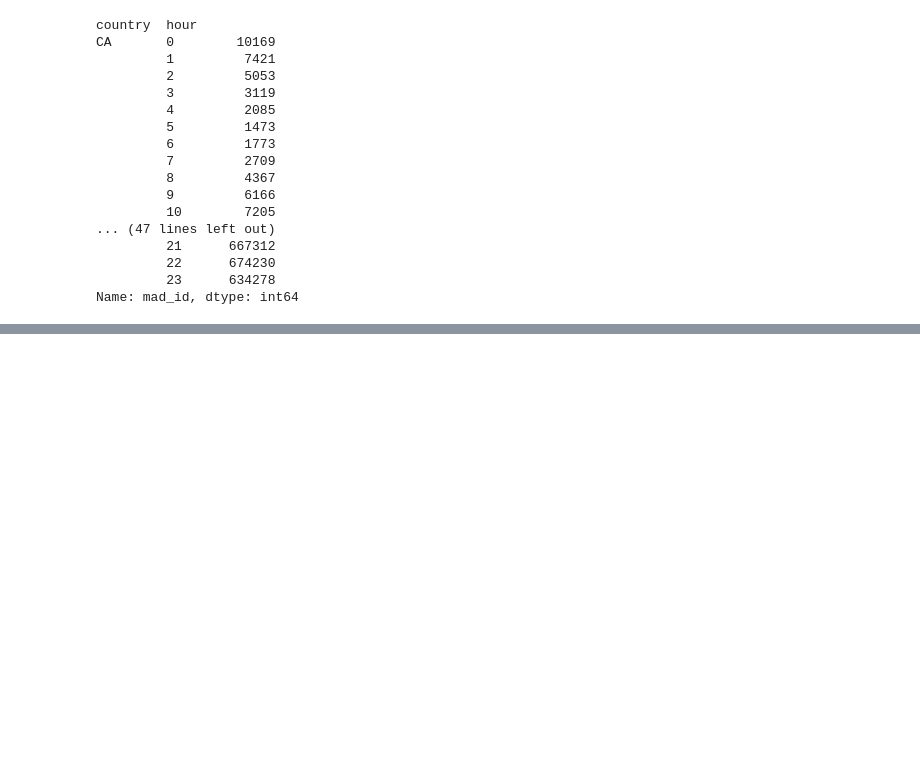
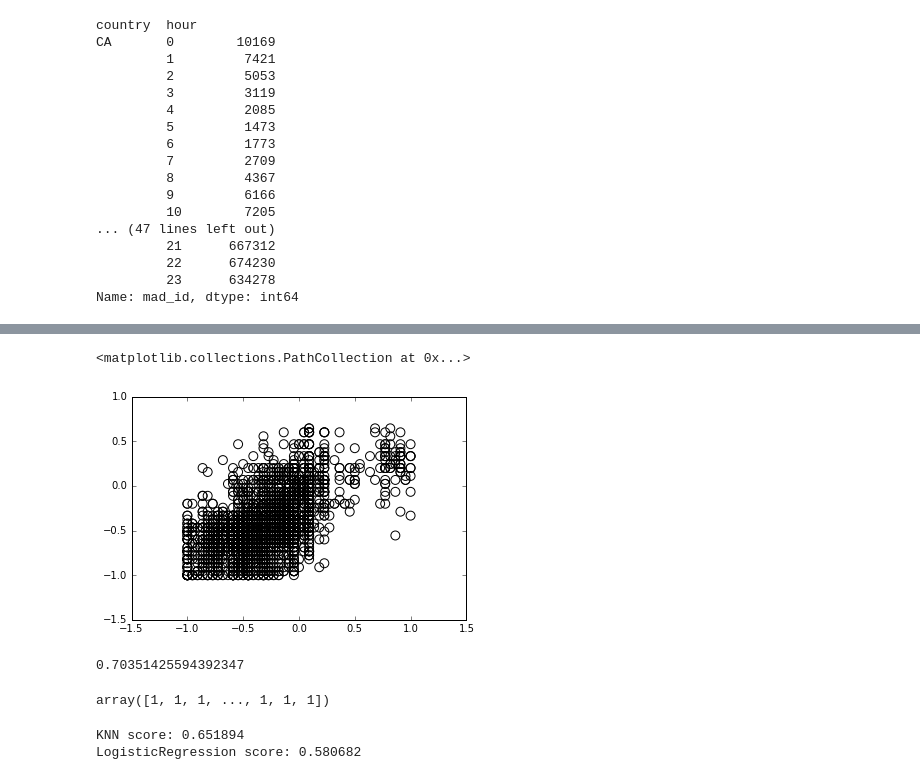
Before and after one commit to flaviohenriqu/datascience, a Jupyter notebook: InLocoMedia.ipynb, the cells around one changed output, grey strips where cells are left out. Cells and saved outputs as stored; diff of their text form; code cells hidden in the pictures; blank space fills up the shorter version.

```diff
--- a/InLocoMedia.ipynb
+++ b/InLocoMedia.ipynb
@@ -73,0 +142,34 @@ Name: mad_id, dtype: int64
+# %%
+# Circle out the test data
+plt.scatter(X_test[:, 0], X_test[:, 1], s=80, facecolors='none', zorder=10)
+# %% [output]
+<matplotlib.collections.PathCollection at 0x...>
+[figure, added]
+# %%
+# Score
+clf.score(X_train, y_train)
+# %% [output]
+0.70351425594392347
+# %%
+# Predict Output
+clf.predict(X_test)
+# %% [output]
+array([1, 1, 1, ..., 1, 1, 1])
+# %%
+n_samples = len(X)
+
+perc = int(.8 * n_samples)
+X_train = X[:perc]
+y_train = y[:perc]
+X_test = X[perc:]
+y_test = y[perc:]
+
+knn = neighbors.KNeighborsClassifier()
+logistic = linear_model.LogisticRegression()
+
+print('KNN score: %f' % knn.fit(X_train, y_train).score(X_test, y_test))
+print('LogisticRegression score: %f'
+      % logistic.fit(X_train, y_train).score(X_test, y_test))
+# %% [output]
+KNN score: 0.651894
+LogisticRegression score: 0.580682
```
Also changed, not shown: parts of 9 cells of this notebook.
